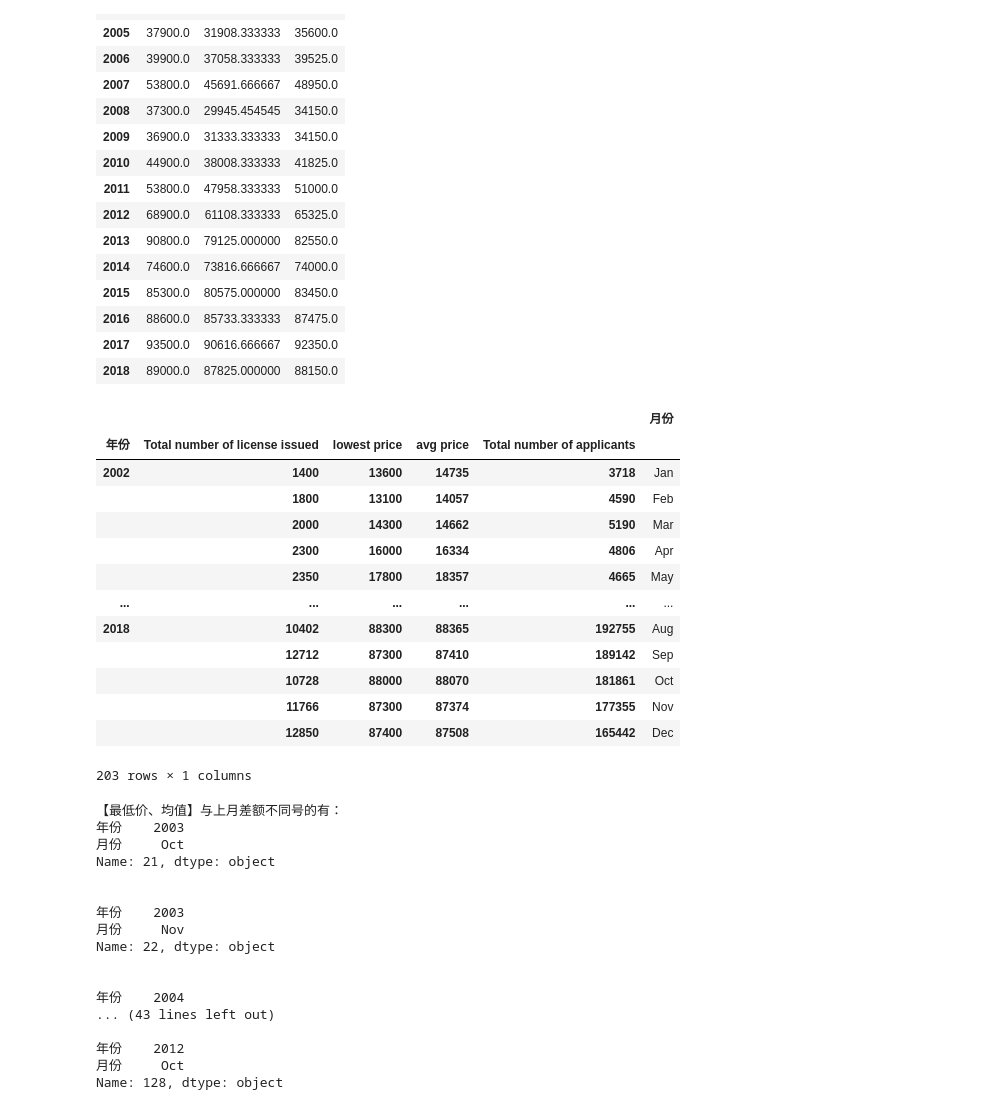
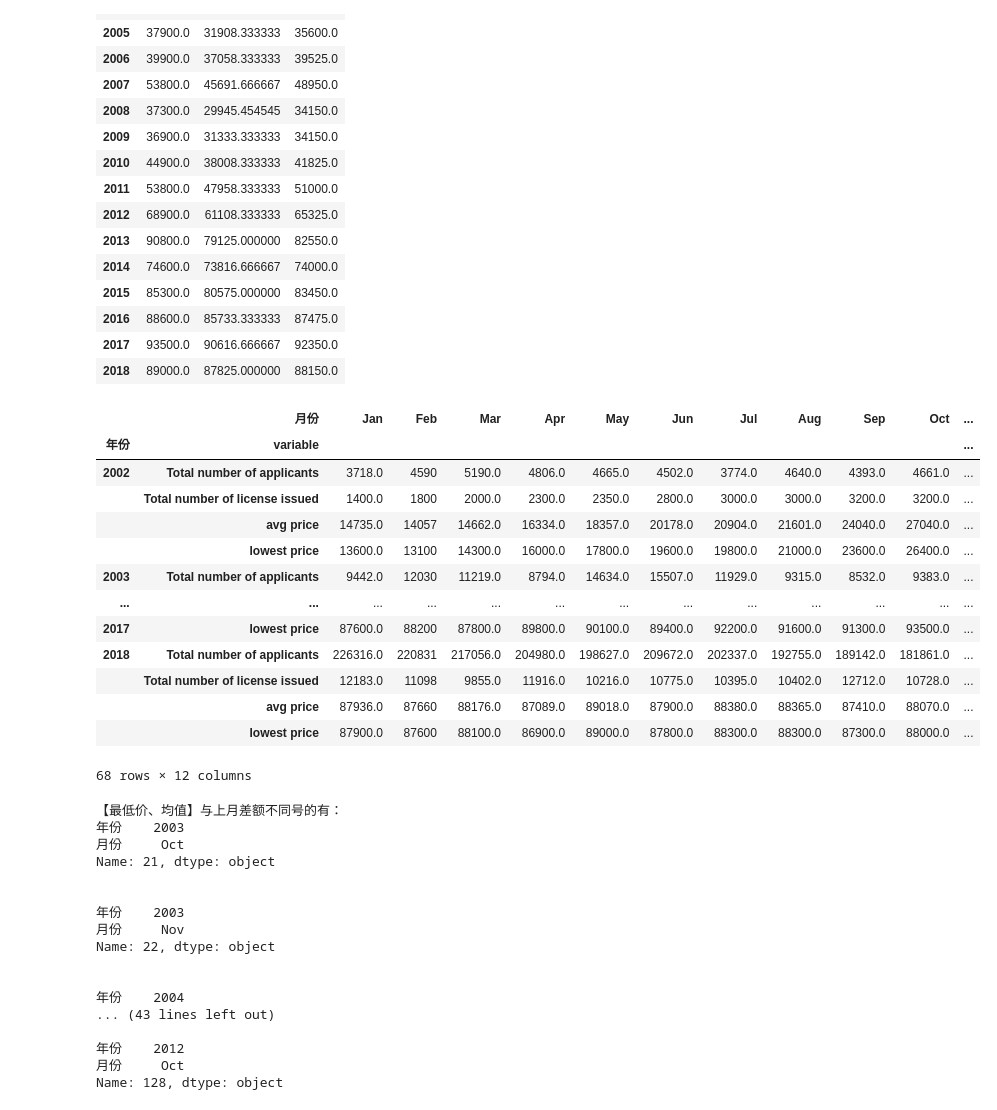
Before and after one commit to ZLFlyApple/DW-Teamlearning-note, a Jupyter notebook: Pandas_note_task6.ipynb, the cells around one changed output. Cells and saved outputs as stored; diff of their text form; code cells hidden in the pictures.

```diff
--- a/Pandas_note_task6.ipynb
+++ b/Pandas_note_task6.ipynb
@@ -110,23 +110,30 @@ groupedyear.apply(f)
 | 2018 | 89000.0 | 87825.000000 | 88150.0 |
 # %%
 #(4) 现在将表格行索引设为多级索引，外层为年份，内层为原表格第二至第 五列的变量名，列索引为月份。
-newcolumns = ['年份']+list(df.columns[1:-2])
-dfym.set_index(newcolumns)
+#newcolumns = ['年份']+list(df.columns[1:-2])
+Month = dfym.iloc[0:12,1].to_list()
-# %% [output]
-|  |  |  |  |  | 月份 |
-| 年份 | Total number of license issued | lowest price | avg price | Total number of applicants |  |
-| 2002 | 1400 | 13600 | 14735 | 3718 | Jan |
-|  | 1800 | 13100 | 14057 | 4590 | Feb |
-|  | 2000 | 14300 | 14662 | 5190 | Mar |
-|  | 2300 | 16000 | 16334 | 4806 | Apr |
-|  | 2350 | 17800 | 18357 | 4665 | May |
-| ... | ... | ... | ... | ... | ... |
-| 2018 | 10402 | 88300 | 88365 | 192755 | Aug |
-|  | 12712 | 87300 | 87410 | 189142 | Sep |
-|  | 10728 | 88000 | 88070 | 181861 | Oct |
-|  | 11766 | 87300 | 87374 | 177355 | Nov |
-|  | 12850 | 87400 | 87508 | 165442 | Dec |
-203 rows × 1 columns
+# %%
+result = dfym.melt(id_vars=['年份','月份'],value_vars=['Total number of license issued','lowest price ','avg price','Total number of applicants']\
+                    ,value_name='info')
+#result.set_index().pivot_table
+result.pivot_table(index = ['年份','variable'],columns='月份',values='info',fill_value='-').reindex(columns = Month)
+
+#(b)转换表格，melt参数：id_vars不需要处理的列，value_vars需要合并的列，value_name合并后的列名
+# %% [output]
+|  | 月份 | Jan | Feb | Mar | Apr | May | Jun | Jul | Aug | Sep | Oct | ... |
+| 年份 | variable |  |  |  |  |  |  |  |  |  |  | ... |
+| 2002 | Total number of applicants | 3718.0 | 4590 | 5190.0 | 4806.0 | 4665.0 | 4502.0 | 3774.0 | 4640.0 | 4393.0 | 4661.0 | ... |
+|  | Total number of license issued | 1400.0 | 1800 | 2000.0 | 2300.0 | 2350.0 | 2800.0 | 3000.0 | 3000.0 | 3200.0 | 3200.0 | ... |
+|  | avg price | 14735.0 | 14057 | 14662.0 | 16334.0 | 18357.0 | 20178.0 | 20904.0 | 21601.0 | 24040.0 | 27040.0 | ... |
+|  | lowest price | 13600.0 | 13100 | 14300.0 | 16000.0 | 17800.0 | 19600.0 | 19800.0 | 21000.0 | 23600.0 | 26400.0 | ... |
+| 2003 | Total number of applicants | 9442.0 | 12030 | 11219.0 | 8794.0 | 14634.0 | 15507.0 | 11929.0 | 9315.0 | 8532.0 | 9383.0 | ... |
+| ... | ... | ... | ... | ... | ... | ... | ... | ... | ... | ... | ... | ... |
+| 2017 | lowest price | 87600.0 | 88200 | 87800.0 | 89800.0 | 90100.0 | 89400.0 | 92200.0 | 91600.0 | 91300.0 | 93500.0 | ... |
+| 2018 | Total number of applicants | 226316.0 | 220831 | 217056.0 | 204980.0 | 198627.0 | 209672.0 | 202337.0 | 192755.0 | 189142.0 | 181861.0 | ... |
+|  | Total number of license issued | 12183.0 | 11098 | 9855.0 | 11916.0 | 10216.0 | 10775.0 | 10395.0 | 10402.0 | 12712.0 | 10728.0 | ... |
+|  | avg price | 87936.0 | 87660 | 88176.0 | 87089.0 | 89018.0 | 87900.0 | 88380.0 | 88365.0 | 87410.0 | 88070.0 | ... |
+|  | lowest price | 87900.0 | 87600 | 88100.0 | 86900.0 | 89000.0 | 87800.0 | 88300.0 | 88300.0 | 87300.0 | 88000.0 | ... |
+68 rows × 12 columns
 # %%
 #(5) 一般而言某个月最低价与上月最低价的差额，会与该月均值与上月均值 的差额具有相同的正负号，哪些拍卖时间不具有这个特点？
 print('【最低价、均值】与上月差额不同号的有：')
```
